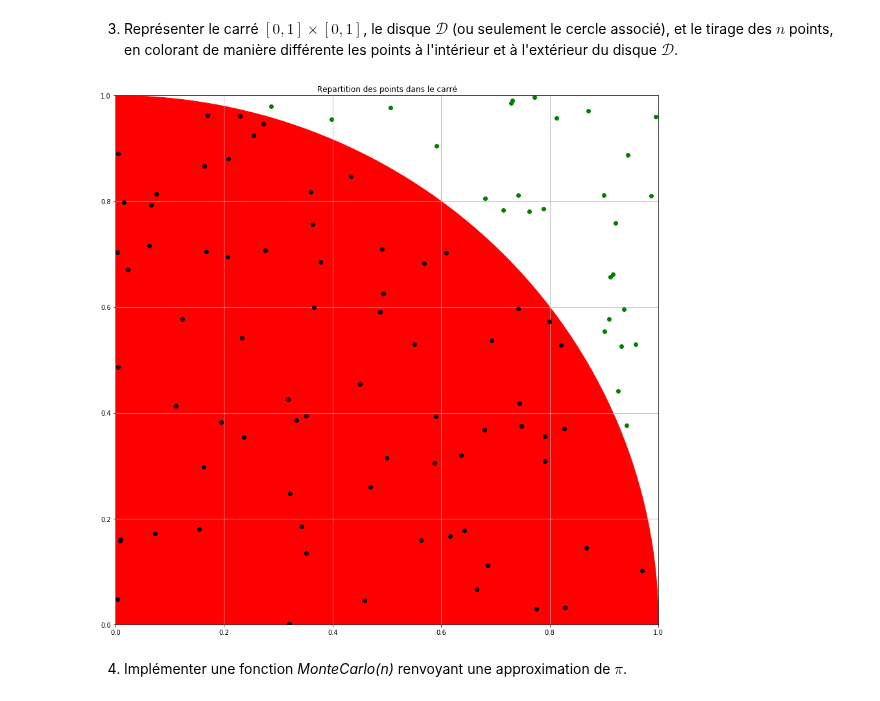
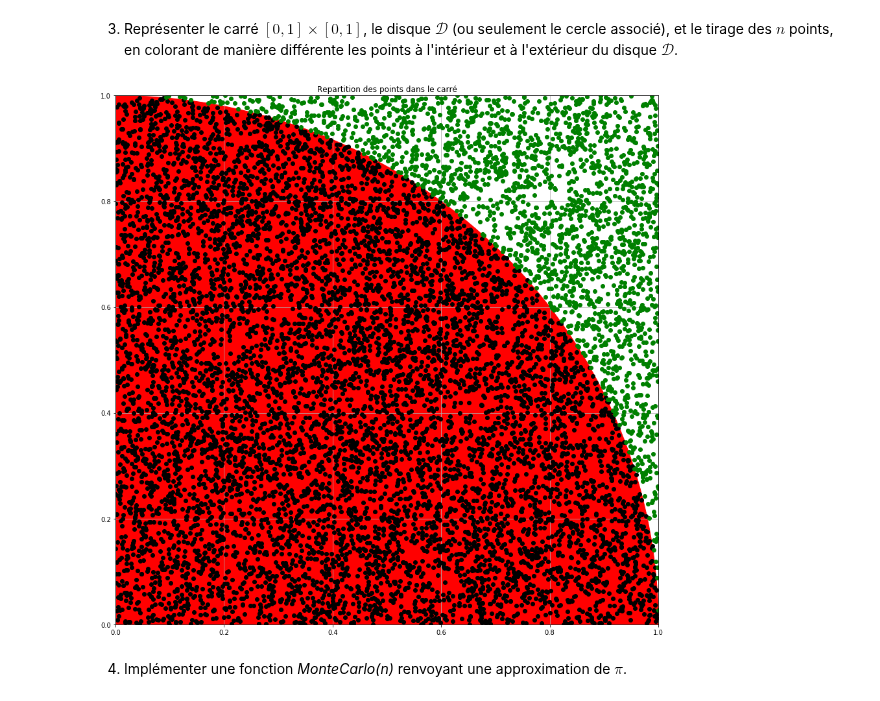
Before and after one commit to Skaopap/projet_approximation_pi, a Jupyter notebook: projet_calcul_pi.ipynb, the cells around one changed output. Cells and saved outputs as stored; diff of their text form; code cells hidden in the pictures.

Commit message:
more points on graph

```diff
--- a/projet_calcul_pi.ipynb
+++ b/projet_calcul_pi.ipynb
@@ -359,35 +359,35 @@ def plotSquareAndPoints(p_N):
 
     # Declare array
     x_good = []
     y_good = []
     x_bad = []
     y_bad = []
 
     l_aPoints = randomPoints(p_N)
 
     # Fill arrays
     for l_Point in l_aPoints :
         if(isInCircle(l_Point)):
             x_good.append(l_Point[0])
             y_good.append(l_Point[1])
         else :
             x_bad.append(l_Point[0])
             y_bad.append(l_Point[1])
 
     # Plot
     plt.figure(figsize=(15, 15))
     circle = plt.Circle((0, 0), 1, color='r')
     plt.gcf().gca().add_artist(circle)
     plt.plot(x_good, y_good, 'o' , color='black')
     plt.plot(x_bad, y_bad, 'o' , color='green')
     plt.title('Repartition des points dans le carré')
     plt.grid()
     plt.axis([0, 1, 0 , 1])
     plt.show()
 
-plotSquareAndPoints(100)
+plotSquareAndPoints(10000)
 # %% [output]
-[figure, old version]
+[figure, new version]
 # %% [markdown]
 4.  Implémenter une fonction *MonteCarlo(n)* renvoyant une approximation
     de $\pi$.
```
